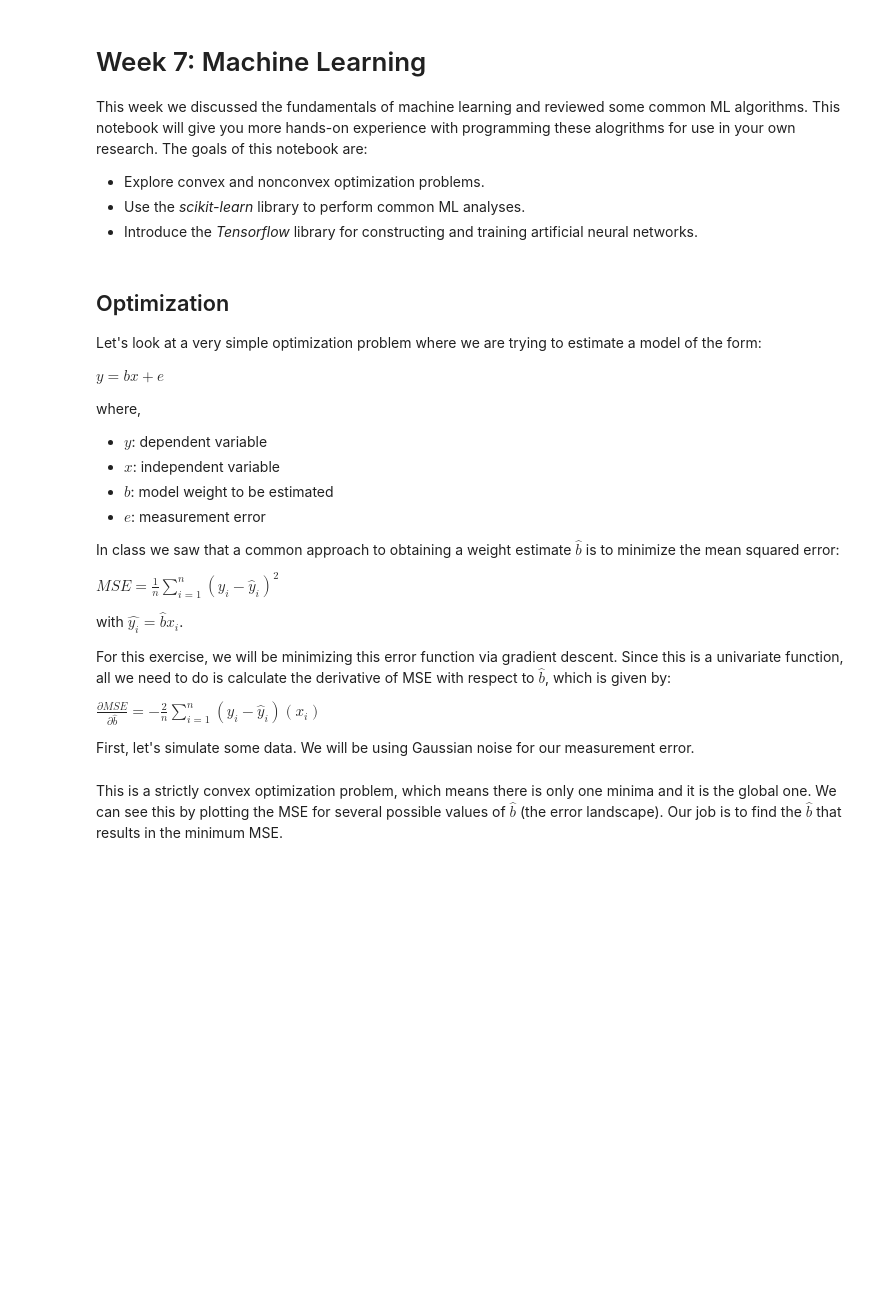
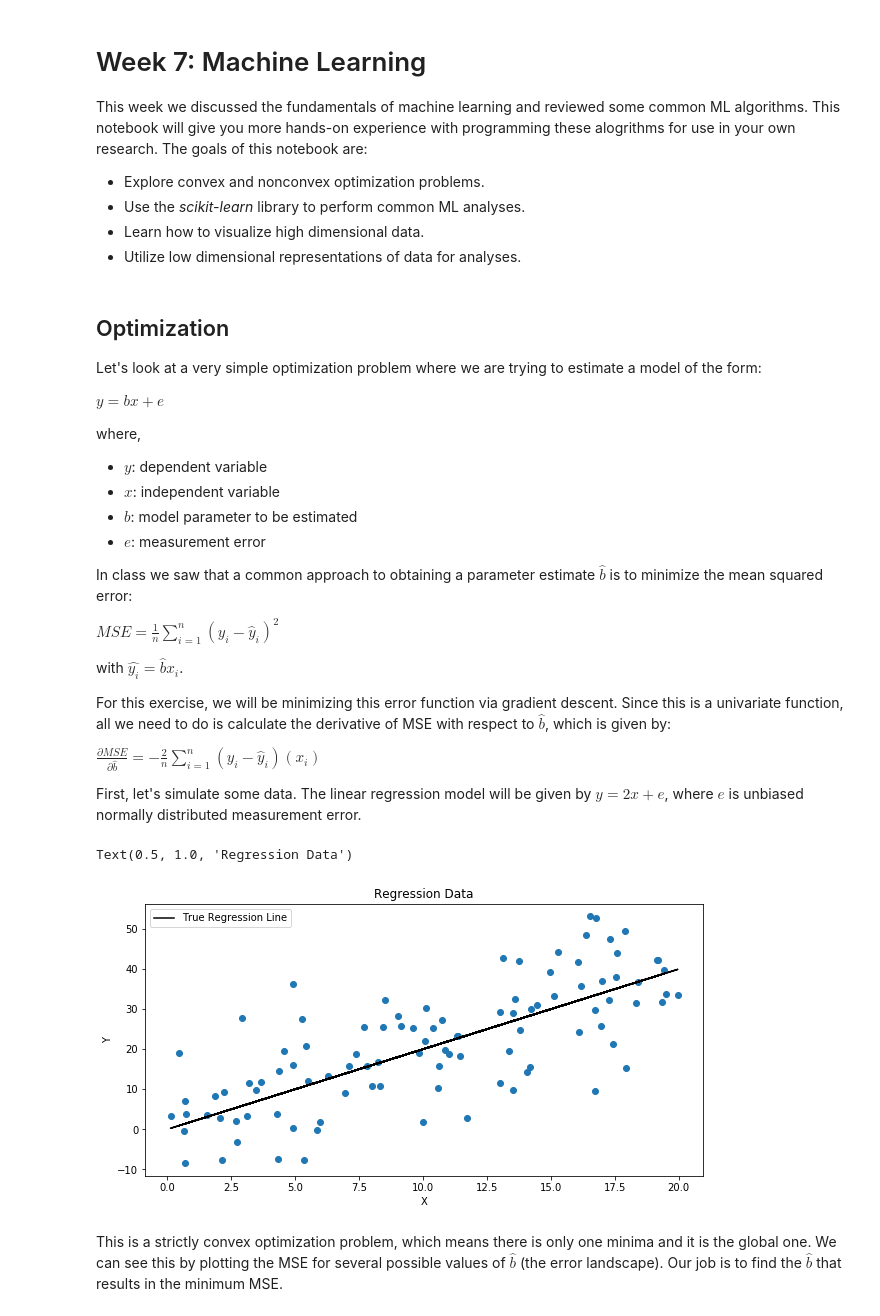
Before and after one commit to melizalab/comp-neurosci, a Jupyter notebook: 5-Machine-Learning.ipynb, the cells around one changed output. Saved outputs shown, nothing was run; the diff lists cells and outputs as text; code cells hidden in the pictures; blank space fills up the shorter version.

```diff
--- a/5-Machine-Learning.ipynb
+++ b/5-Machine-Learning.ipynb
@@ -5,7 +5,8 @@ This week we discussed the fundamentals of machine learning and reviewed some co
 
 + Explore convex and nonconvex optimization problems.
 + Use the *scikit-learn* library to perform common ML analyses.
-+ Introduce the *Tensorflow* library for constructing and training artificial neural networks.
++ Learn how to visualize high dimensional data.
++ Utilize low dimensional representations of data for analyses.
 # %%
 %matplotlib inline
 
@@ -40,10 +39,10 @@ where,
 
 + $y$: dependent variable
 + $x$: independent variable
-+ $b$: model weight to be estimated
++ $b$: model parameter to be estimated
 + $e$: measurement error
 
-In class we saw that a common approach to obtaining a weight estimate $\hat{b}$ is to minimize the mean squared error:
+In class we saw that a common approach to obtaining a parameter estimate $\hat{b}$ is to minimize the mean squared error:
 
 $MSE = \frac{1}{n} \sum_{i=1}^{n} (y_i-\hat{y}_i)^2$
 
@@ -55,18 +54,23 @@ $\frac{\partial MSE}{\partial \hat{b}} = -\frac{2}{n} \sum_{i=1}^{n}(y_i - \hat{
 
 
 
-First, let's simulate some data. We will be using Gaussian noise for our measurement error.
+First, let's simulate some data. The linear regression model will be given by $y = 2x + e$, where $e$ is unbiased normally distributed measurement error.
 # %%
 x = np.random.uniform(0,20,100)
 b = 2
 e = np.random.normal(0,10,len(x))
 y = b*x+e
+
+plt.figure(figsize = (10,5))
 plt.plot(x,y,'o')
-plt.plot(x,b*x,color = 'black',label = "True Line")
+plt.plot(x,b*x,color = 'black',label = "True Regression Line")
 plt.legend()
 plt.xlabel("X")
 plt.ylabel("Y")
 plt.title("Regression Data")
+# %% [output]
+Text(0.5, 1.0, 'Regression Data')
+[figure, added]
 # %% [markdown]
 This is a strictly convex optimization problem, which means there is only one minima and it is the global one. We can see this by plotting the MSE for several possible values of $\hat{b}$ (the error landscape). Our job is to find the $\hat{b}$ that results in the minimum MSE.
 # %%
```
Also changed, not shown: parts of 81 cells of this notebook.
